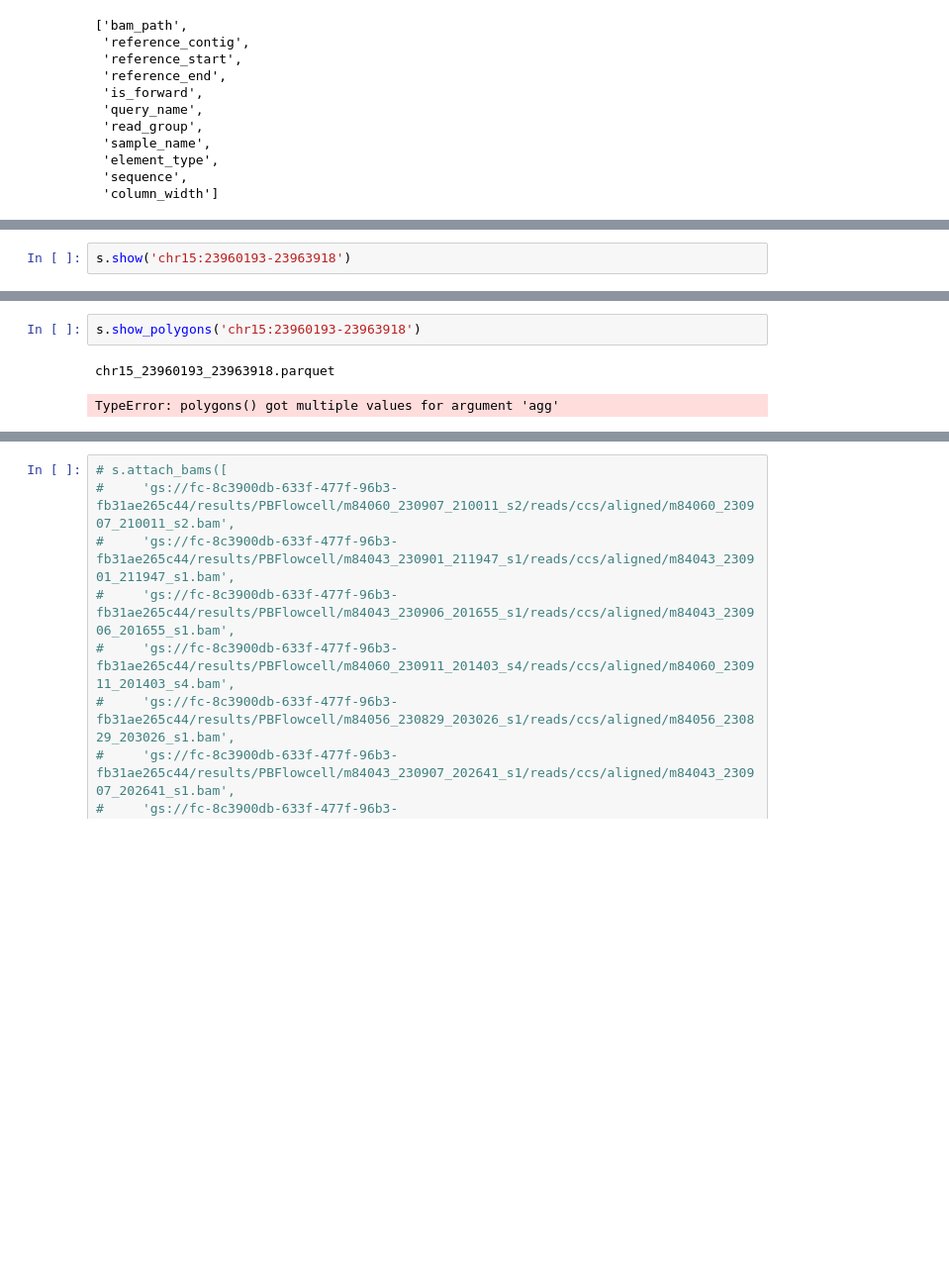
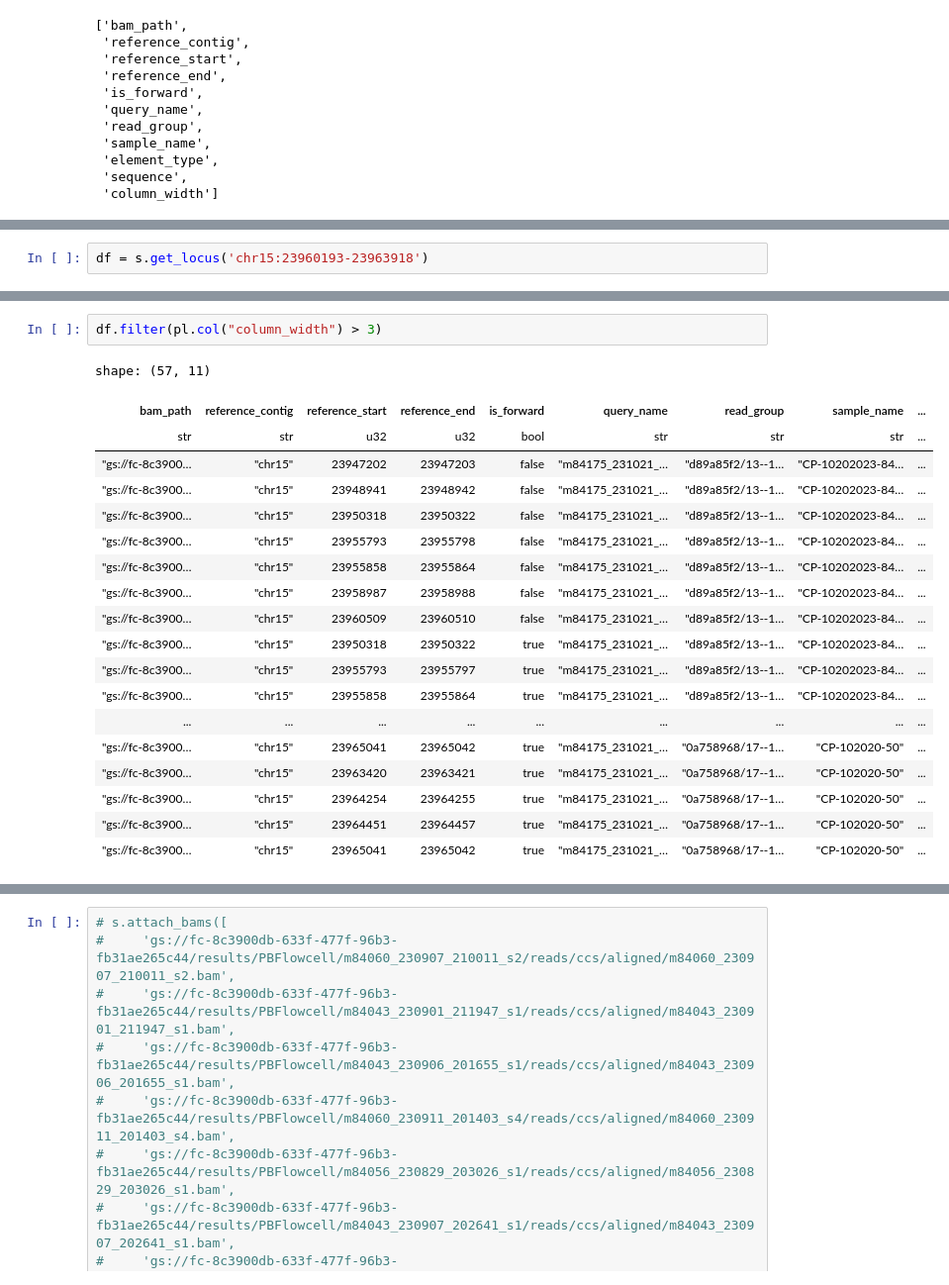
Before and after one commit to broadinstitute/genomeshader, a Jupyter notebook: playground.ipynb, the cells around one changed output, grey strips where cells are left out. Shown: that part at 99% size. Cells and saved outputs as stored; diff of their text form; blank space fills up the shorter version.

```diff
--- a/playground.ipynb
+++ b/playground.ipynb
@@ -96,2 +76,2 @@ list(df['bam_path'])
 # %%
-s.show('chr15:23960193-23963918')
+df = s.get_locus('chr15:23960193-23963918')
@@ -101,5 +78,22 @@ chr15_23960193_23963918.parquet
-# %%
-s.show_polygons('chr15:23960193-23963918')
-# %% [output]
-chr15_23960193_23963918.parquet
-TypeError: polygons() got multiple values for argument 'agg'
+# %%
+df.filter(pl.col("column_width") > 3)
+# %% [output]
+shape: (57, 11)
+| bam_path | reference_contig | reference_start | reference_end | is_forward | query_name | read_group | sample_name | ... |
+| str | str | u32 | u32 | bool | str | str | str | ... |
+| "gs://fc-8c3900… | "chr15" | 23947202 | 23947203 | false | "m84175_231021_… | "d89a85f2/13--1… | "CP-10202023-84… | ... |
+| "gs://fc-8c3900… | "chr15" | 23948941 | 23948942 | false | "m84175_231021_… | "d89a85f2/13--1… | "CP-10202023-84… | ... |
+| "gs://fc-8c3900… | "chr15" | 23950318 | 23950322 | false | "m84175_231021_… | "d89a85f2/13--1… | "CP-10202023-84… | ... |
+| "gs://fc-8c3900… | "chr15" | 23955793 | 23955798 | false | "m84175_231021_… | "d89a85f2/13--1… | "CP-10202023-84… | ... |
+| "gs://fc-8c3900… | "chr15" | 23955858 | 23955864 | false | "m84175_231021_… | "d89a85f2/13--1… | "CP-10202023-84… | ... |
+| "gs://fc-8c3900… | "chr15" | 23958987 | 23958988 | false | "m84175_231021_… | "d89a85f2/13--1… | "CP-10202023-84… | ... |
+| "gs://fc-8c3900… | "chr15" | 23960509 | 23960510 | false | "m84175_231021_… | "d89a85f2/13--1… | "CP-10202023-84… | ... |
+| "gs://fc-8c3900… | "chr15" | 23950318 | 23950322 | true | "m84175_231021_… | "d89a85f2/13--1… | "CP-10202023-84… | ... |
+| "gs://fc-8c3900… | "chr15" | 23955793 | 23955797 | true | "m84175_231021_… | "d89a85f2/13--1… | "CP-10202023-84… | ... |
+| "gs://fc-8c3900… | "chr15" | 23955858 | 23955864 | true | "m84175_231021_… | "d89a85f2/13--1… | "CP-10202023-84… | ... |
+| ... | ... | ... | ... | ... | ... | ... | ... | ... |
+| "gs://fc-8c3900… | "chr15" | 23965041 | 23965042 | true | "m84175_231021_… | "0a758968/17--1… | "CP-102020-50" | ... |
+| "gs://fc-8c3900… | "chr15" | 23963420 | 23963421 | true | "m84175_231021_… | "0a758968/17--1… | "CP-102020-50" | ... |
+| "gs://fc-8c3900… | "chr15" | 23964254 | 23964255 | true | "m84175_231021_… | "0a758968/17--1… | "CP-102020-50" | ... |
+| "gs://fc-8c3900… | "chr15" | 23964451 | 23964457 | true | "m84175_231021_… | "0a758968/17--1… | "CP-102020-50" | ... |
+| "gs://fc-8c3900… | "chr15" | 23965041 | 23965042 | true | "m84175_231021_… | "0a758968/17--1… | "CP-102020-50" | ... |
```
Also changed, not shown: parts of 7 cells of this notebook, 2 other files.
